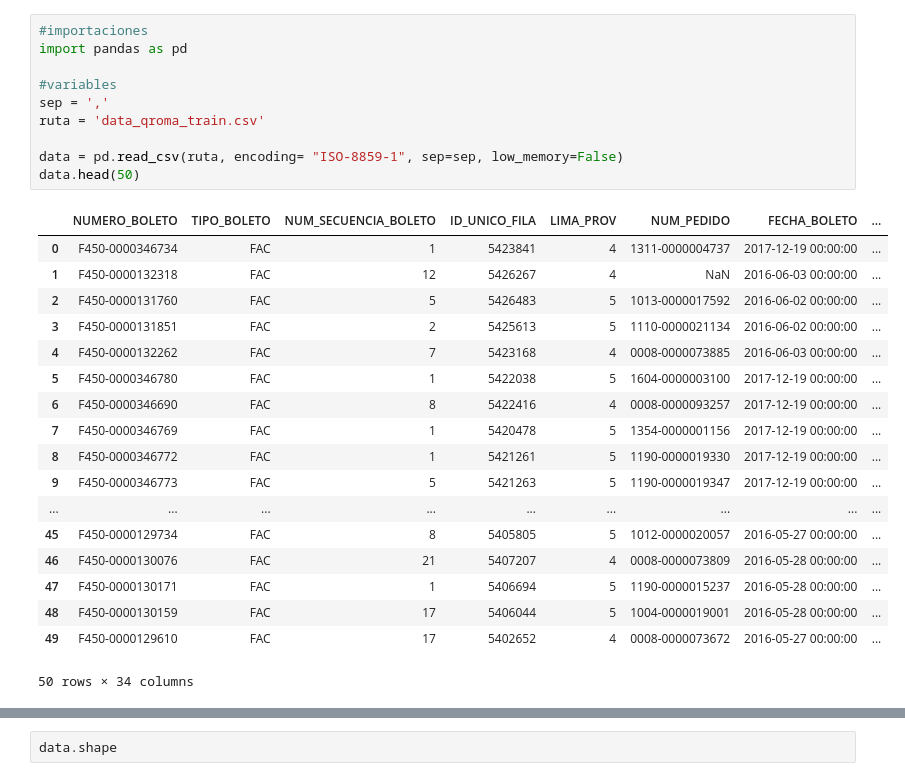
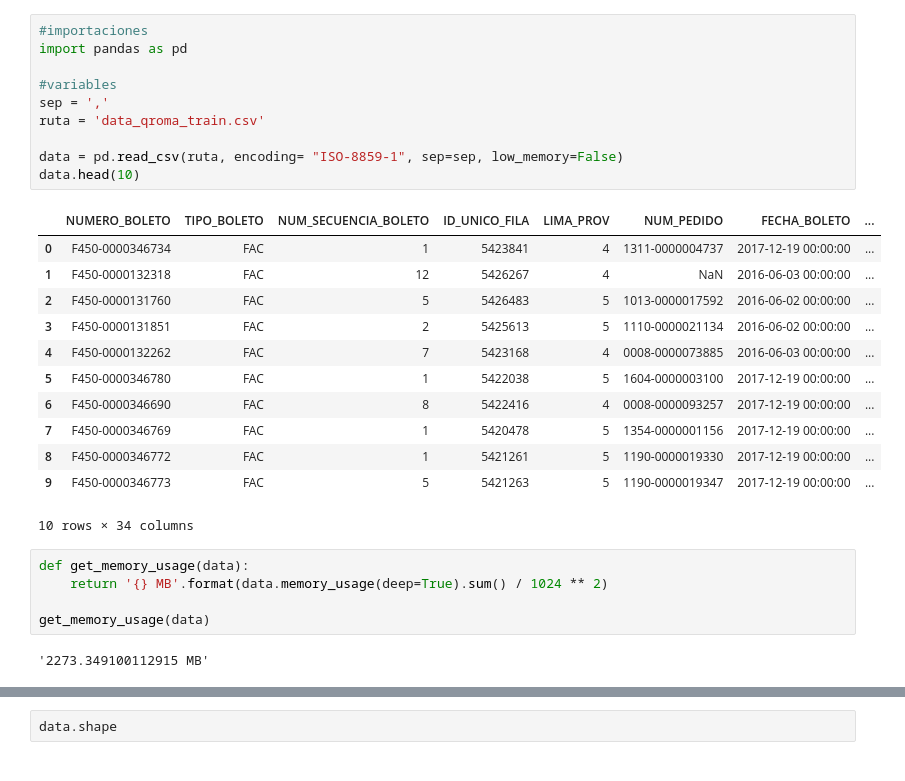
Before and after one commit to kendalvictor/codeando, a Jupyter notebook: machine_learning/QROMA_Joseph/gaming_data.ipynb, the cells around one changed output, grey strips where cells are left out. Cells and saved outputs as stored; diff of their text form.

```diff
--- a/machine_learning/QROMA_Joseph/gaming_data.ipynb
+++ b/machine_learning/QROMA_Joseph/gaming_data.ipynb
@@ -1,32 +1,33 @@
 # %%
 #importaciones
 import pandas as pd
 
 #variables
 sep = ','
 ruta = 'data_qroma_train.csv'
 
 data = pd.read_csv(ruta, encoding= "ISO-8859-1", sep=sep, low_memory=False)
-data.head(50)
+data.head(10)
 # %% [output]
 |  | NUMERO_BOLETO | TIPO_BOLETO | NUM_SECUENCIA_BOLETO | ID_UNICO_FILA | LIMA_PROV | NUM_PEDIDO | FECHA_BOLETO | ... |
 | 0 | F450-0000346734 | FAC | 1 | 5423841 | 4 | 1311-0000004737 | 2017-12-19 00:00:00 | ... |
 | 1 | F450-0000132318 | FAC | 12 | 5426267 | 4 | NaN | 2016-06-03 00:00:00 | ... |
 | 2 | F450-0000131760 | FAC | 5 | 5426483 | 5 | 1013-0000017592 | 2016-06-02 00:00:00 | ... |
 | 3 | F450-0000131851 | FAC | 2 | 5425613 | 5 | 1110-0000021134 | 2016-06-02 00:00:00 | ... |
 | 4 | F450-0000132262 | FAC | 7 | 5423168 | 4 | 0008-0000073885 | 2016-06-03 00:00:00 | ... |
 | 5 | F450-0000346780 | FAC | 1 | 5422038 | 5 | 1604-0000003100 | 2017-12-19 00:00:00 | ... |
 | 6 | F450-0000346690 | FAC | 8 | 5422416 | 4 | 0008-0000093257 | 2017-12-19 00:00:00 | ... |
 | 7 | F450-0000346769 | FAC | 1 | 5420478 | 5 | 1354-0000001156 | 2017-12-19 00:00:00 | ... |
 | 8 | F450-0000346772 | FAC | 1 | 5421261 | 5 | 1190-0000019330 | 2017-12-19 00:00:00 | ... |
 | 9 | F450-0000346773 | FAC | 5 | 5421263 | 5 | 1190-0000019347 | 2017-12-19 00:00:00 | ... |
-| ... | ... | ... | ... | ... | ... | ... | ... | ... |
-| 45 | F450-0000129734 | FAC | 8 | 5405805 | 5 | 1012-0000020057 | 2016-05-27 00:00:00 | ... |
-| 46 | F450-0000130076 | FAC | 21 | 5407207 | 4 | 0008-0000073809 | 2016-05-28 00:00:00 | ... |
-| 47 | F450-0000130171 | FAC | 1 | 5406694 | 5 | 1190-0000015237 | 2016-05-28 00:00:00 | ... |
-| 48 | F450-0000130159 | FAC | 17 | 5406044 | 5 | 1004-0000019001 | 2016-05-28 00:00:00 | ... |
-| 49 | F450-0000129610 | FAC | 17 | 5402652 | 4 | 0008-0000073672 | 2016-05-27 00:00:00 | ... |
-50 rows × 34 columns
+10 rows × 34 columns
+# %%
+def get_memory_usage(data):
+    return '{} MB'.format(data.memory_usage(deep=True).sum() / 1024 ** 2)
+
+get_memory_usage(data)
+# %% [output]
+'2273.349100112915 MB'
 # %%
 def null_verificator(data):
     if not data.isnull().any().any():
```
Also changed, not shown: parts of 16 cells of this notebook, 3 other files.
